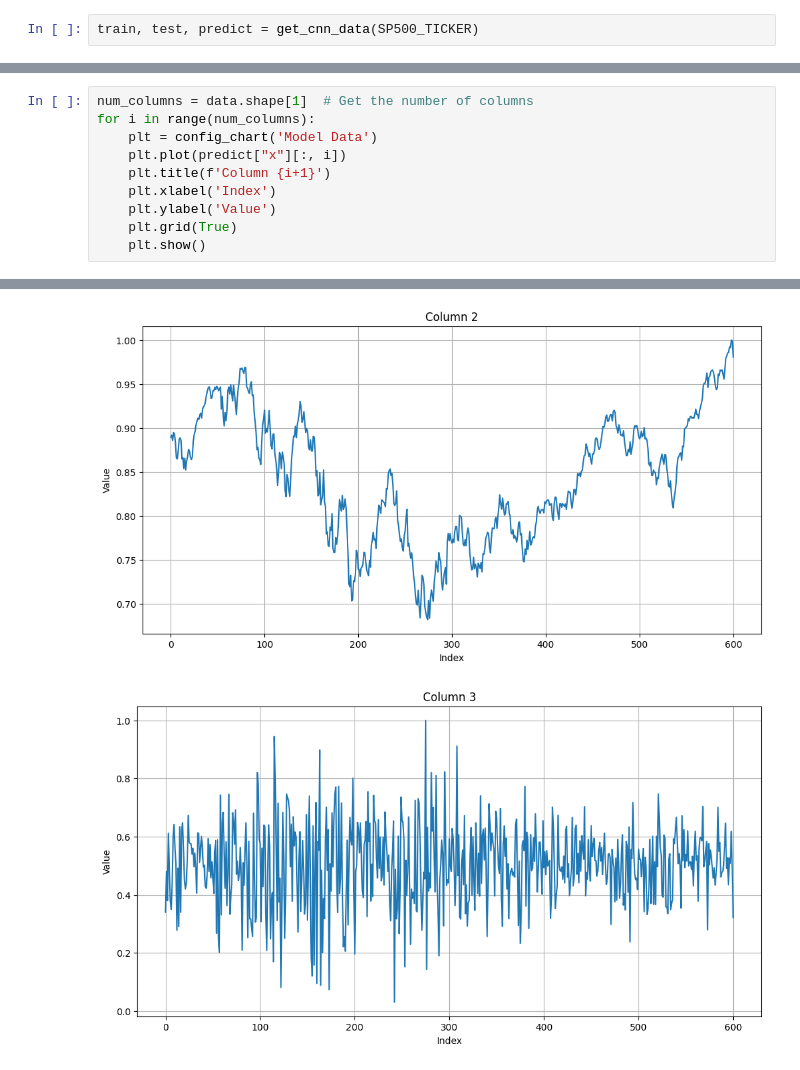
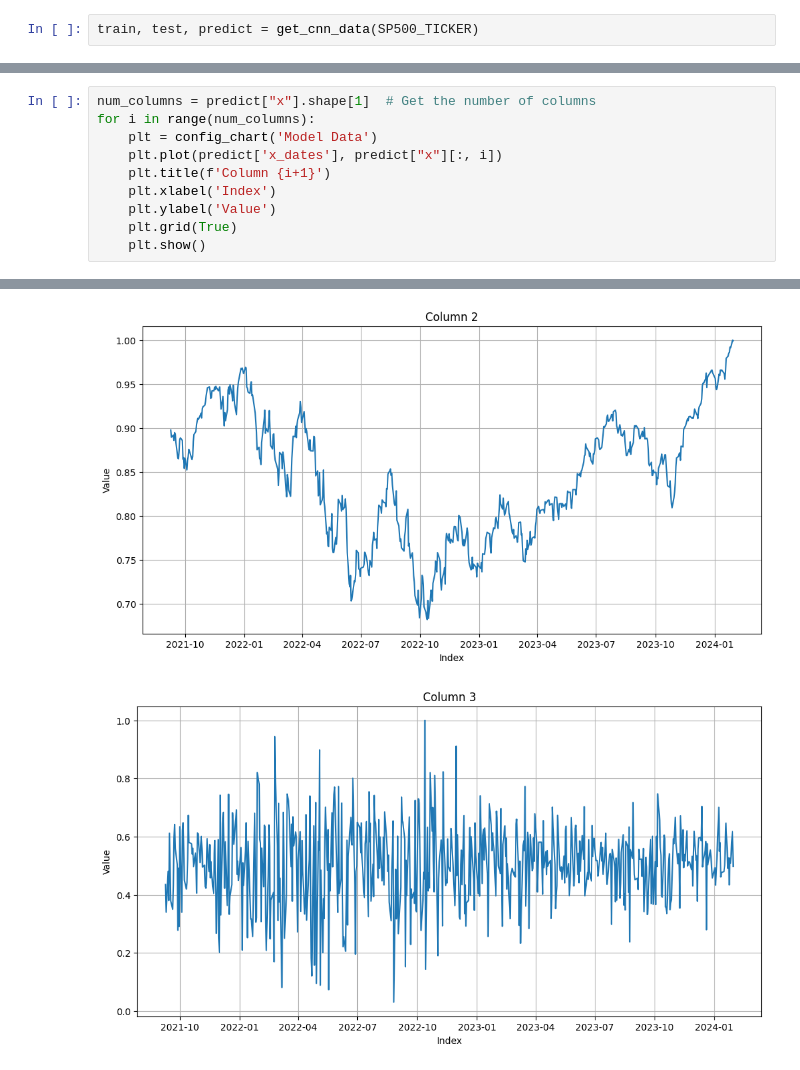
Before and after one commit to BoykoPetevBoev/Stock-Market-Prediction, a Jupyter notebook: src/models/cnn_v2/cnn_normalize.ipynb, the cells around one changed output, grey strips where cells are left out. Saved outputs shown, nothing was run; the diff lists cells and outputs as text.

```diff
--- a/src/models/cnn_v2/cnn_normalize.ipynb
+++ b/src/models/cnn_v2/cnn_normalize.ipynb
@@ -303,8 +298,8 @@ print(predict["y"])
 # %%
-num_columns = data.shape[1]  # Get the number of columns
+num_columns = predict["x"].shape[1]  # Get the number of columns
 for i in range(num_columns):
     plt = config_chart('Model Data')
-    plt.plot(predict["x"][:, i])
+    plt.plot(predict['x_dates'], predict["x"][:, i])
     plt.title(f'Column {i+1}')
     plt.xlabel('Index')
     plt.ylabel('Value')
@@ -315,2 +310,2 @@ for i in range(num_columns):
-[figure, old version]
+[figure, new version]
-[figure, old version]
+[figure, new version]
```
Also changed, not shown: parts of 17 cells of this notebook, 3 other files.
